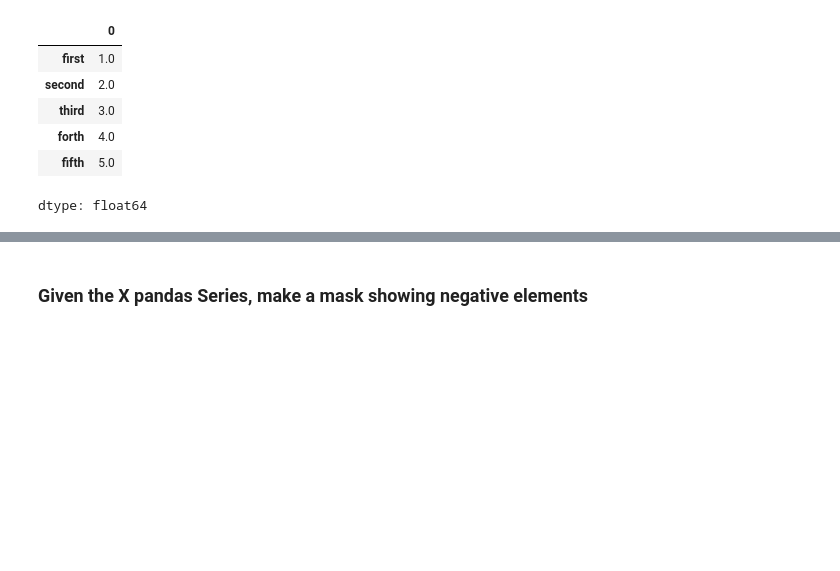
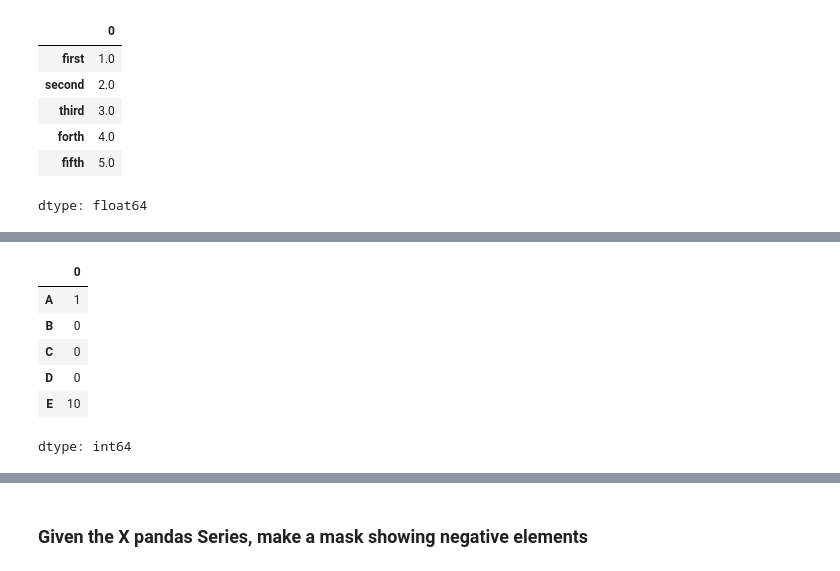
Before and after one commit to hridoyy21/Data-Analysis-With-Python, a Jupyter notebook: 2 - Pandas Series exercises.ipynb, the cells around one changed output, grey strips where cells are left out. Cells and saved outputs as stored; diff of their text form; code cells hidden in the pictures; blank space fills up the shorter version.

```diff
--- a/2 - Pandas Series exercises.ipynb
+++ b/2 - Pandas Series exercises.ipynb
@@ -289,9 +323,18 @@ X
 # %%
 X = pd.Series([1,2,3,4,5],
               index=['A','B','C','D','E'])
 
 X[4] = 10
+X[1:-1] = 0
 X
+# %% [output]
+|  | 0 |
+| A | 1 |
+| B | 0 |
+| C | 0 |
+| D | 0 |
+| E | 10 |
+dtype: int64
 # %% [markdown]
 ![green-divider](https://user-images.githubusercontent.com/7065401/52071924-c003ad80-2562-11e9-8297-1c6595f8a7ff.png)
 
```
Also changed, not shown: parts of 19 cells of this notebook.
